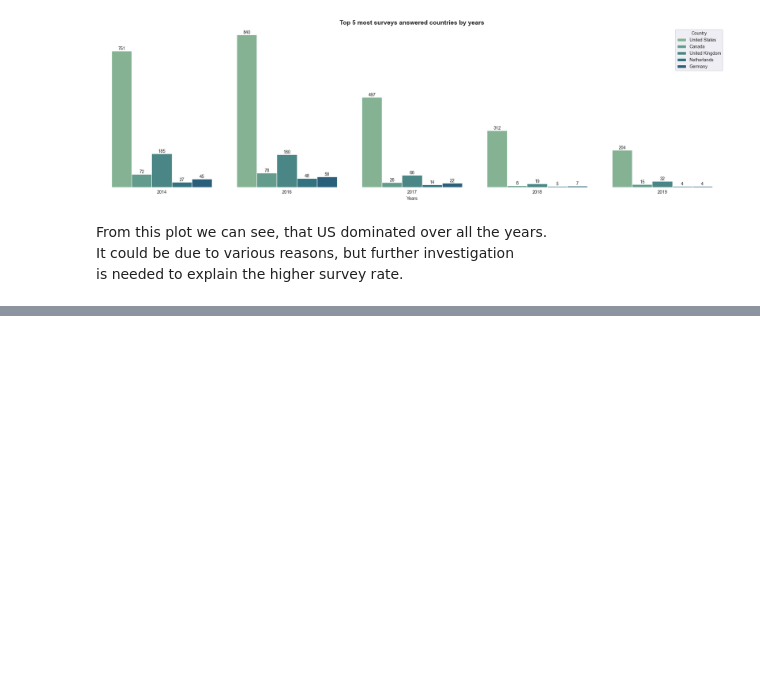
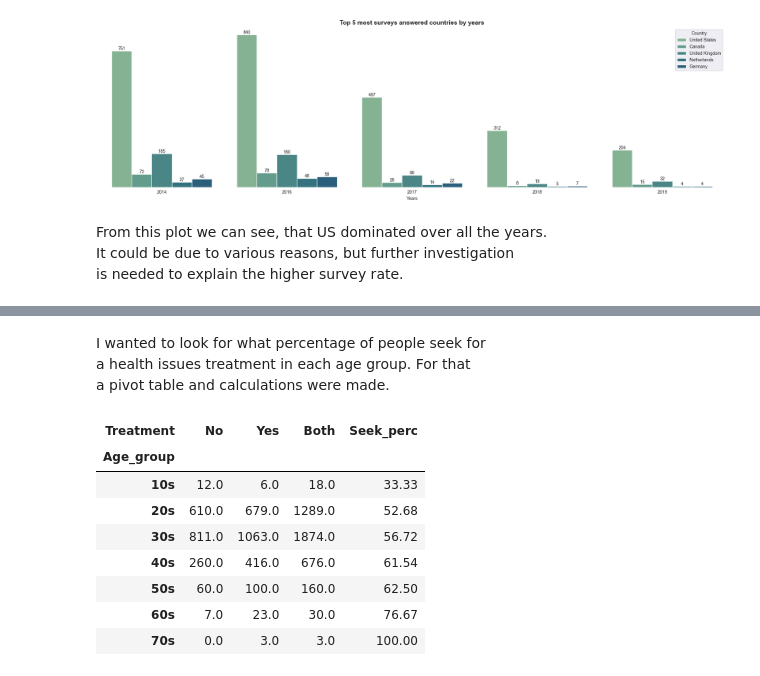
Before and after one commit to ShariYo/Modul2_Sprint1, a Jupyter notebook: project/main.ipynb, the cells around one changed output, grey strips where cells are left out. Drawn from its saved outputs; the diff is of its cells as text; code cells hidden in the pictures; blank space fills up the shorter version.

```diff
--- a/project/main.ipynb
+++ b/project/main.ipynb
@@ -383,0 +456,21 @@ Name: count, dtype: int64
+# %% [markdown]
+I wanted to look for what percentage of people seek for
+a health issues treatment in each age group. For that
+a pivot table and calculations were made.
+# %%
+age_seek = age_treatment.pivot_table(index="Age_group", columns="Treatment", aggfunc="size")
+age_seek.rename(columns={"0":"No", "1":"Yes"}, inplace=True)
+age_seek.fillna(0, inplace=True)
+age_seek["Both"] = age_seek["No"] + age_seek["Yes"]
+age_seek["Seek_perc"] = round(age_seek["Yes"] / age_seek["Both"] * 100, 2)
+age_seek
+# %% [output]
+| Treatment | No | Yes | Both | Seek_perc |
+| Age_group |  |  |  |  |
+| 10s | 12.0 | 6.0 | 18.0 | 33.33 |
+| 20s | 610.0 | 679.0 | 1289.0 | 52.68 |
+| 30s | 811.0 | 1063.0 | 1874.0 | 56.72 |
+| 40s | 260.0 | 416.0 | 676.0 | 61.54 |
+| 50s | 60.0 | 100.0 | 160.0 | 62.50 |
+| 60s | 7.0 | 23.0 | 30.0 | 76.67 |
+| 70s | 0.0 | 3.0 | 3.0 | 100.00 |
```
Also changed, not shown: parts of 13 cells of this notebook.
